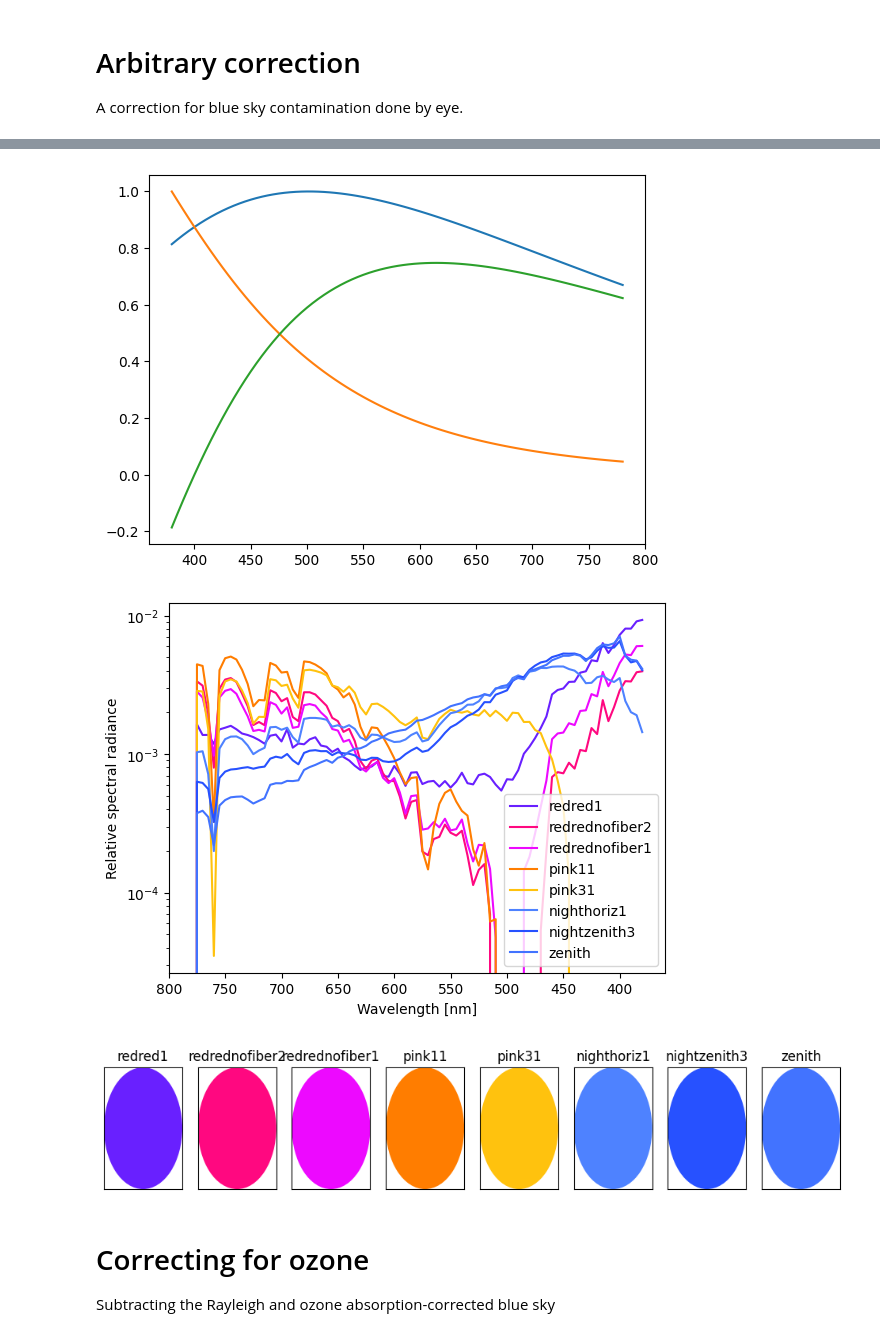
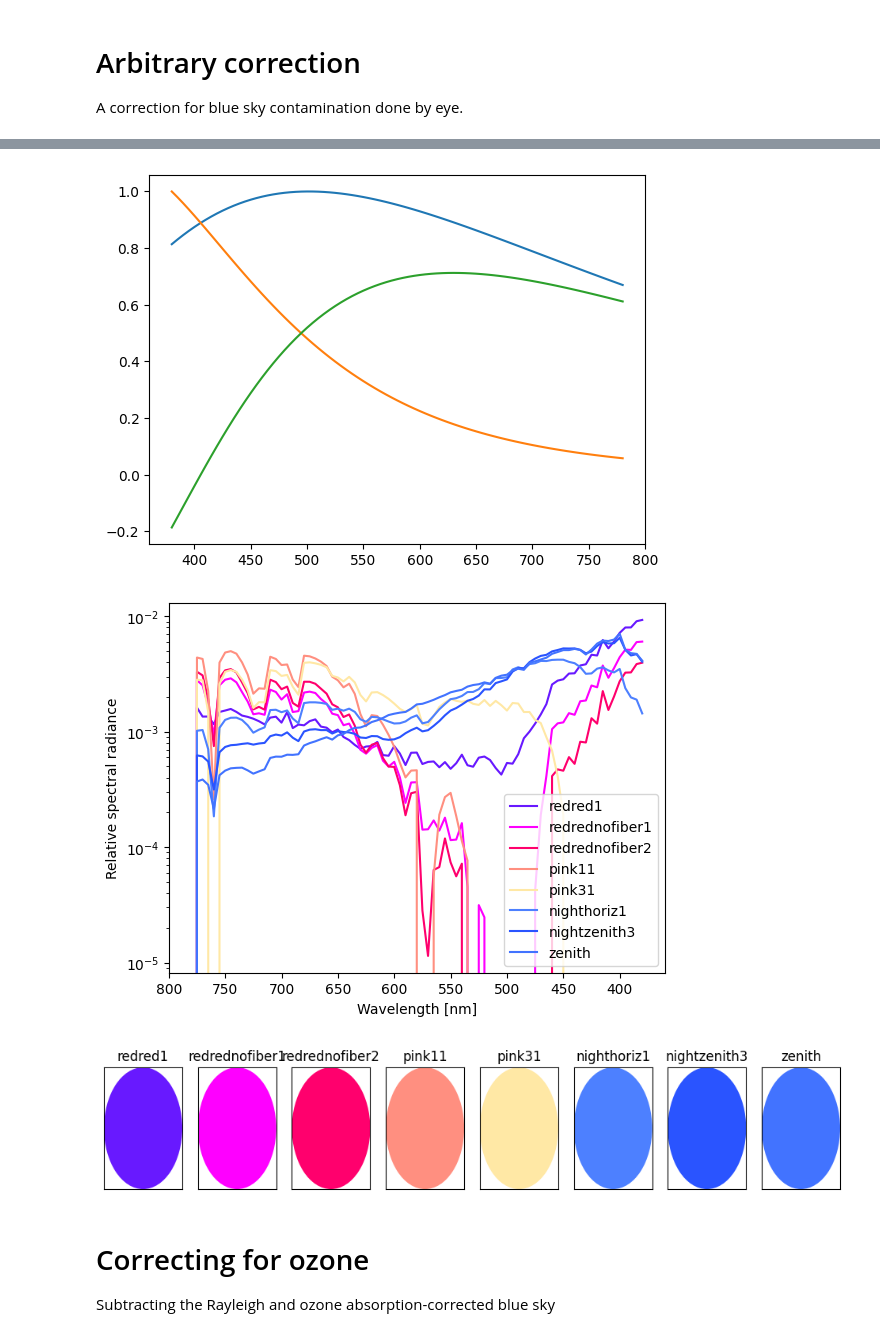
Before and after one commit to bcheung2001/sunlamp, a Jupyter notebook: spectral_correction.ipynb, the cells around one changed output, grey strips where cells are left out. Cells and saved outputs as stored; diff of their text form; code cells hidden in the pictures.

Commit message:
adjusdted rayleigh corrected sunrise

```diff
--- a/spectral_correction.ipynb
+++ b/spectral_correction.ipynb
@@ -45,7 +45,7 @@ def rebin_spectrum(axis, spec, bins, bkg=None):
 # %% [markdown]
 # Raw spectra
 # %%
-specs = ["redred1", 'redrednofiber2', 'redrednofiber1', "pink11",  'pink31', 'nighthoriz1','nightzenith3','zenith']
+specs = ["redred1", 'redrednofiber1', 'redrednofiber2',  "pink11",  'pink31', 'nighthoriz1','nightzenith3','zenith']
 rgb_vals = [];
 
 fig,ax = plt.subplots(1,len(specs),figsize=(12,2))
@@ -141,7 +149,7 @@ def planck(lam, T):
     return B
 
 # rayleigh scattering
-blue_sky = planck(lam, 5778)/lam**4 # blue sky with rayleigh scattering
+blue_sky = planck(lam, 5778)/lam**4 *np.exp(-(266/lam)**4)  # blue sky with rayleigh scattering
 blue_sky = blue_sky/max(blue_sky)
 
 # ozone absorption
@@ -157,8 +165,6 @@ plt.show()
 # plot all the spectra
 fig = plt.figure()
 ax = fig.add_subplot(1, 1, 1)
-scale_factor = (lam**-2)[::-1] # have to flip because numpy messes w the order
-scale_factor = 1
 
 # Store the new rayleigh-corrected colors
 rgb_vals = []
@@ -167,38 +173,46 @@ for i in range(len(specs)):
     spec_name = './spectra/'+specs[i]+'.txt'
 
     axis, spec_norm = normalize_spectrum(spec_name)
 
     spec_mean = rebin_spectrum(axis,spec_norm,lam)
-    html_rgb = cs.spec_to_rgb(spec_mean-blue_sky*spec_mean[-2])
+
+    if i in [0, 1, 2]:
+        html_rgb = cs.spec_to_rgb(spec_mean-blue_sky*spec_mean[-2])
+
+    else: html_rgb = cs.spec_to_rgb(spec_mean)
+
     rgb_vals.append(html_rgb)
     plt.plot(lam, spec_mean-blue_sky*spec_mean[-2], color=html_rgb, label=specs[i])
 
 ax.invert_xaxis()
 ax.set_yscale('log')
 ax.set_ylabel("Relative spectral radiance")
 ax.set_xlabel("Wavelength [nm]")
 ax.legend()
 
 fig,ax = plt.subplots(1,len(specs),figsize=(12,2))
 for i in range(len(specs)):
     spec_name = './spectra/'+specs[i]+'.txt'
     axis, spec_norm = normalize_spectrum(spec_name)
 
     spec_mean = rebin_spectrum(axis,spec_norm,lam)
-    html_rgb = cs.spec_to_rgb(spec_mean-blue_sky*spec_mean[-2])
+    if i in [0, 1, 2]:
+        html_rgb = cs.spec_to_rgb(spec_mean-blue_sky*spec_mean[-2])
+
+    else: html_rgb = cs.spec_to_rgb(spec_mean)
     circle = Circle(xy=(0,0), radius=1, fc=html_rgb)
 
     ax[i].set_xlim(-1,1)
     ax[i].set_ylim(-1,1)
     ax[i].set_xticks([])
     ax[i].set_yticks([])
     ax[i].set_title(specs[i])
 
     ax[i].add_patch(circle)
 # %% [output]
-[figure, old version]
+[figure, new version]
-[figure, old version]
+[figure, new version]
-[figure, old version]
+[figure, new version]
 # %%
 np.savetxt("rayleigh_corrected_rgb_array", np.round(np.array(rgb_vals)*255), delimiter=",")
 # %% [markdown]
```
Also changed, not shown: parts of 4 cells of this notebook, 2 other files.
